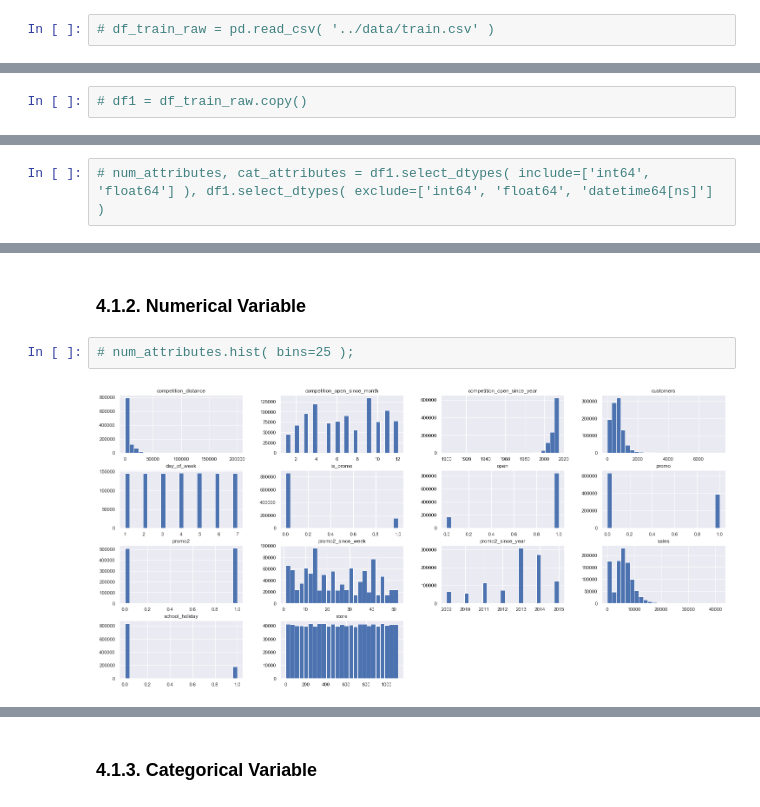
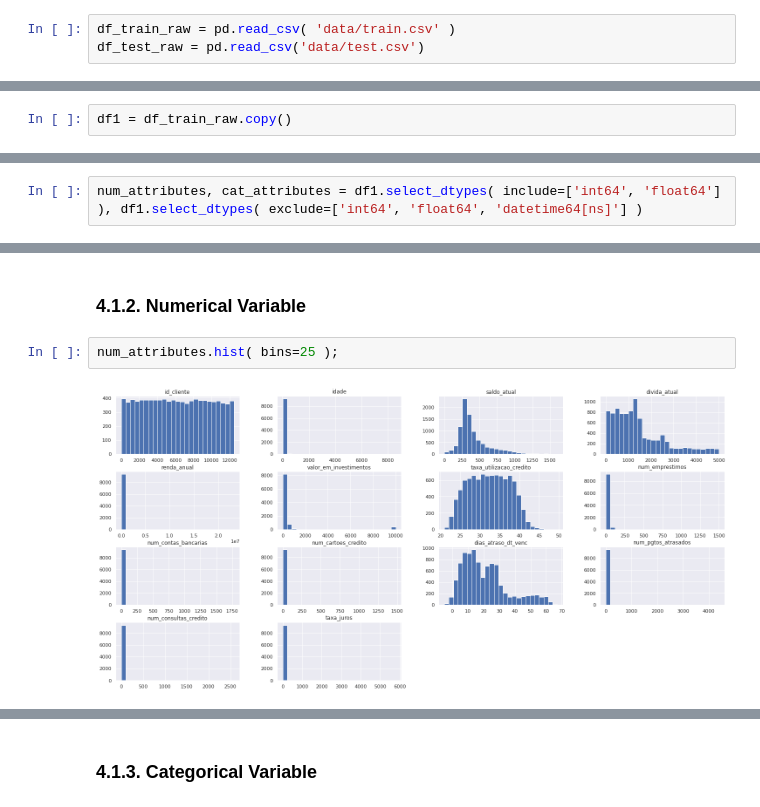
Before and after one commit to GustavoBarros11/hackday-2-edicao, a Jupyter notebook: notebook_ciclo1.ipynb, the cells around one changed output, grey strips where cells are left out. Drawn from its saved outputs; the diff is of its cells as text.

```diff
--- a/notebook_ciclo1.ipynb
+++ b/notebook_ciclo1.ipynb
@@ -128,8 +126,9 @@ Populating the interactive namespace from numpy and matplotlib
 # %% [markdown]
 ## 0.2. Loading data
 # %%
-# df_train_raw = pd.read_csv( '../data/train.csv' )
+df_train_raw = pd.read_csv( 'data/train.csv' )
+df_test_raw = pd.read_csv('data/test.csv')
 # %% [markdown]
 # 1.0. DESCRICAO DOS DADOS
 # %%
-# df1 = df_train_raw.copy()
+df1 = df_train_raw.copy()
@@ -175,7 +248,7 @@ Number of Cols: 18
 # %% [markdown]
 ## 1.7. Descriptive Statistics
 # %%
-# num_attributes, cat_attributes = df1.select_dtypes( include=['int64', 'float64'] ), df1.select_dtypes( exclude=['int64', 'float64', 'datetime64[ns]'] )
+num_attributes, cat_attributes = df1.select_dtypes( include=['int64', 'float64'] ), df1.select_dtypes( exclude=['int64', 'float64', 'datetime64[ns]'] )
 # %% [markdown]
 ### 1.7.1. Numerical Atributes
 # %%
@@ -283,6 +381,6 @@ Criar boxplots para cada variável categórica X variável target.
 # %% [markdown]
 ### 4.1.2. Numerical Variable
 # %%
-# num_attributes.hist( bins=25 );
+num_attributes.hist( bins=25 );
 # %% [output]
-[figure, old version]
+[figure, new version]
```
Also changed, not shown: parts of 30 cells of this notebook, 3 other files.
